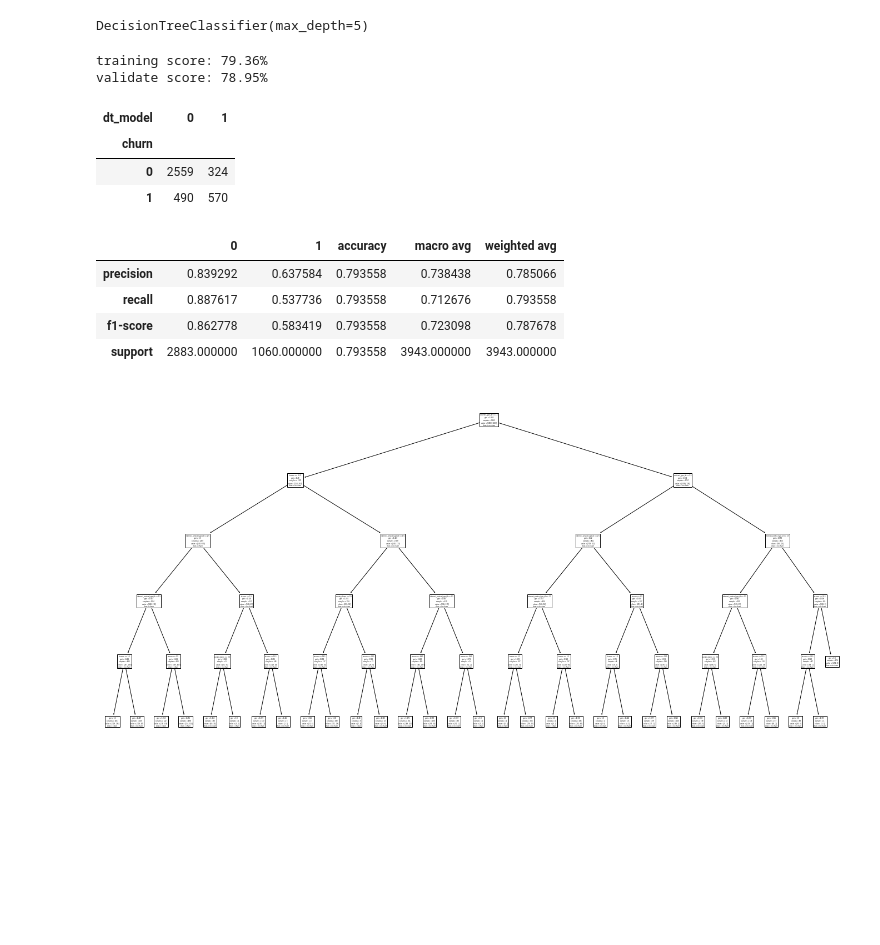
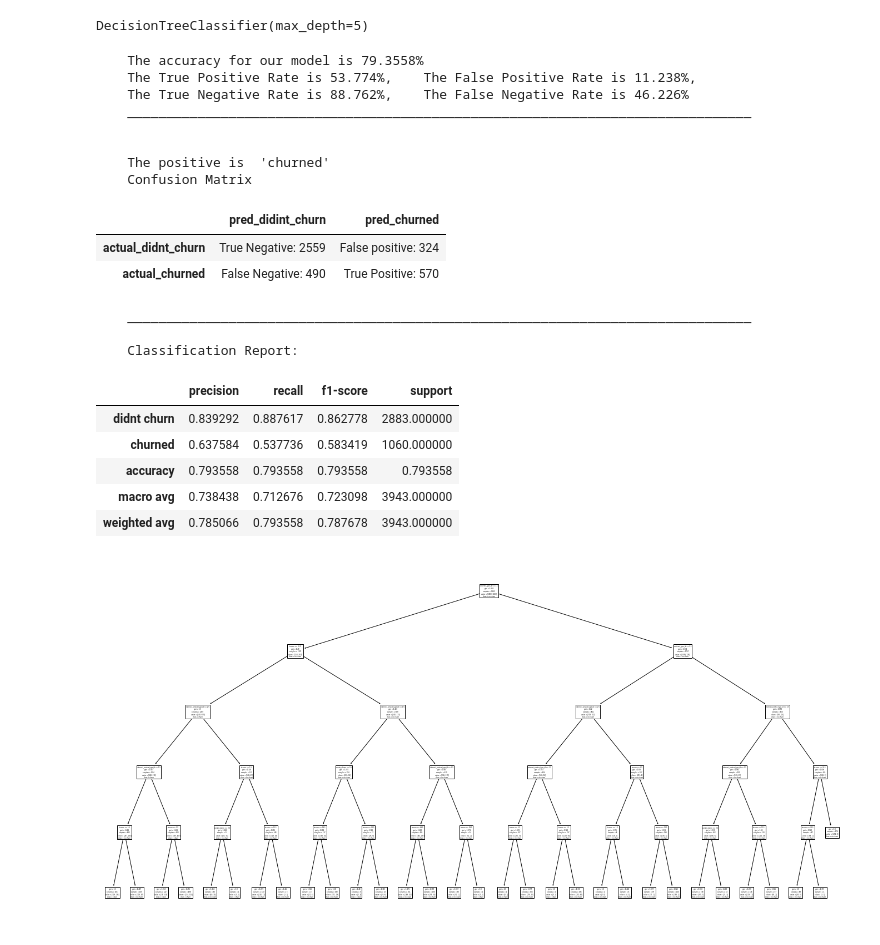
Before and after one commit to natasharivers/Classification_Projec, a Jupyter notebook: Final_Notebook.ipynb, the cells around one changed output. Saved outputs shown, nothing was run; the diff lists cells and outputs as text; code cells hidden in the pictures; blank space fills up the shorter version.

```diff
--- a/Final_Notebook.ipynb
+++ b/Final_Notebook.ipynb
@@ -549,10 +601,3 @@ dt_model = DecisionTreeClassifier(max_depth=5)
 dt_model.fit(X_train, y_train)
 # %% [output]
 DecisionTreeClassifier(max_depth=5)
-# %%
-#get scores for train and validate, not using test yet
-print(f'training score: {dt_model.score(X_train, y_train):.2%}')
-print(f'validate score: {dt_model.score(X_validate, y_validate):.2%}')
-# %% [output]
-training score: 79.36%
-validate score: 78.95%
@@ -562,20 +604,28 @@ train['dt_model'] = dt_model.predict(X_train)
-# %%
-# confusion matrix
-pd.crosstab(train.churn, train.dt_model)
-# %% [output]
-| dt_model | 0 | 1 |
-| churn |  |  |
-| 0 | 2559 | 324 |
-| 1 | 490 | 570 |
-# %%
-#classification report
-pd.DataFrame(classification_report(train.churn, train.dt_model, zero_division =True, output_dict=True))
-# %% [output]
-|  | 0 | 1 | accuracy | macro avg | weighted avg |
-| precision | 0.839292 | 0.637584 | 0.793558 | 0.738438 | 0.785066 |
-| recall | 0.887617 | 0.537736 | 0.793558 | 0.712676 | 0.793558 |
-| f1-score | 0.862778 | 0.583419 | 0.793558 | 0.723098 | 0.787678 |
-| support | 2883.000000 | 1060.000000 | 0.793558 | 3943.000000 | 3943.000000 |
+# %%
+#use the thing
+#train data set score, confusion matrix and classification report
+model_func.model_performs(X_train, y_train, dt_model)
+# %% [output]
+    The accuracy for our model is 79.3558%
+    The True Positive Rate is 53.774%,    The False Positive Rate is 11.238%,
+    The True Negative Rate is 88.762%,    The False Negative Rate is 46.226%
+    ________________________________________________________________________________
+
+
+    The positive is  'churned'
+    Confusion Matrix
+|  | pred_didint_churn | pred_churned |
+| actual_didnt_churn | True Negative: 2559 | False positive: 324 |
+| actual_churned | False Negative: 490 | True Positive: 570 |
+    ________________________________________________________________________________
+
+    Classification Report:
+|  | precision | recall | f1-score | support |
+| didnt churn | 0.839292 | 0.887617 | 0.862778 | 2883.000000 |
+| churned | 0.637584 | 0.537736 | 0.583419 | 1060.000000 |
+| accuracy | 0.793558 | 0.793558 | 0.793558 | 0.793558 |
+| macro avg | 0.738438 | 0.712676 | 0.723098 | 3943.000000 |
+| weighted avg | 0.785066 | 0.793558 | 0.787678 | 3943.000000 |
 # %%
 plt.figure(figsize=(24,12))
 
```
Also changed, not shown: parts of 18 cells of this notebook.
